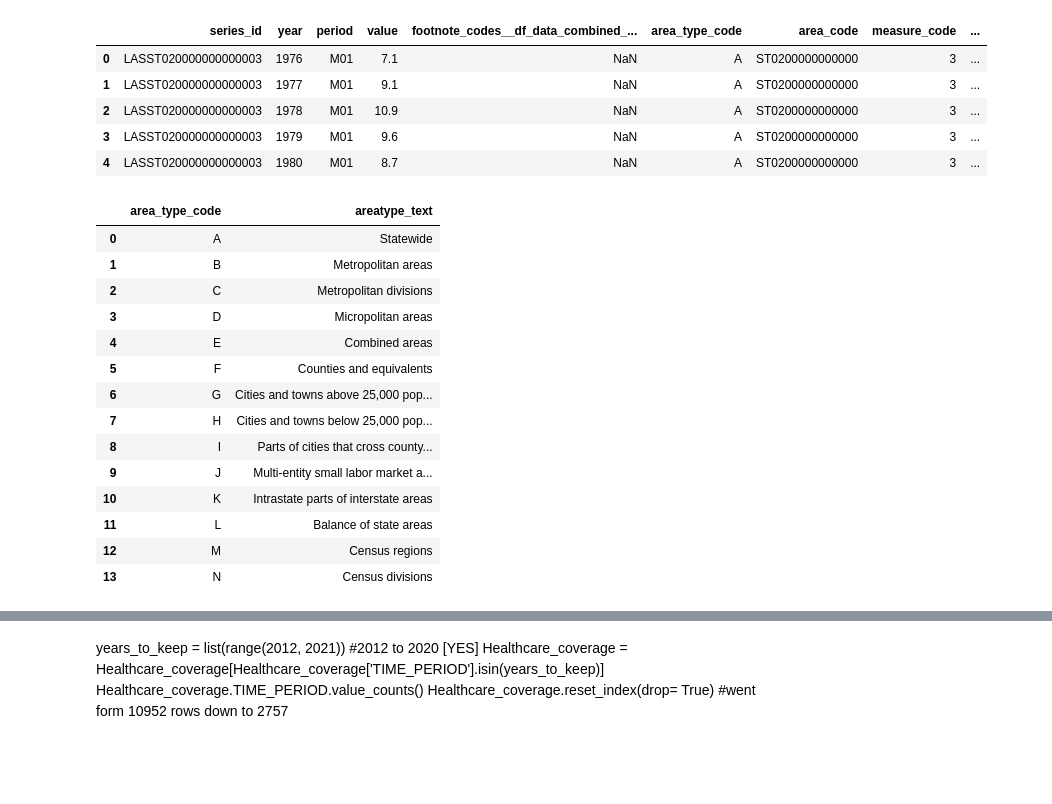
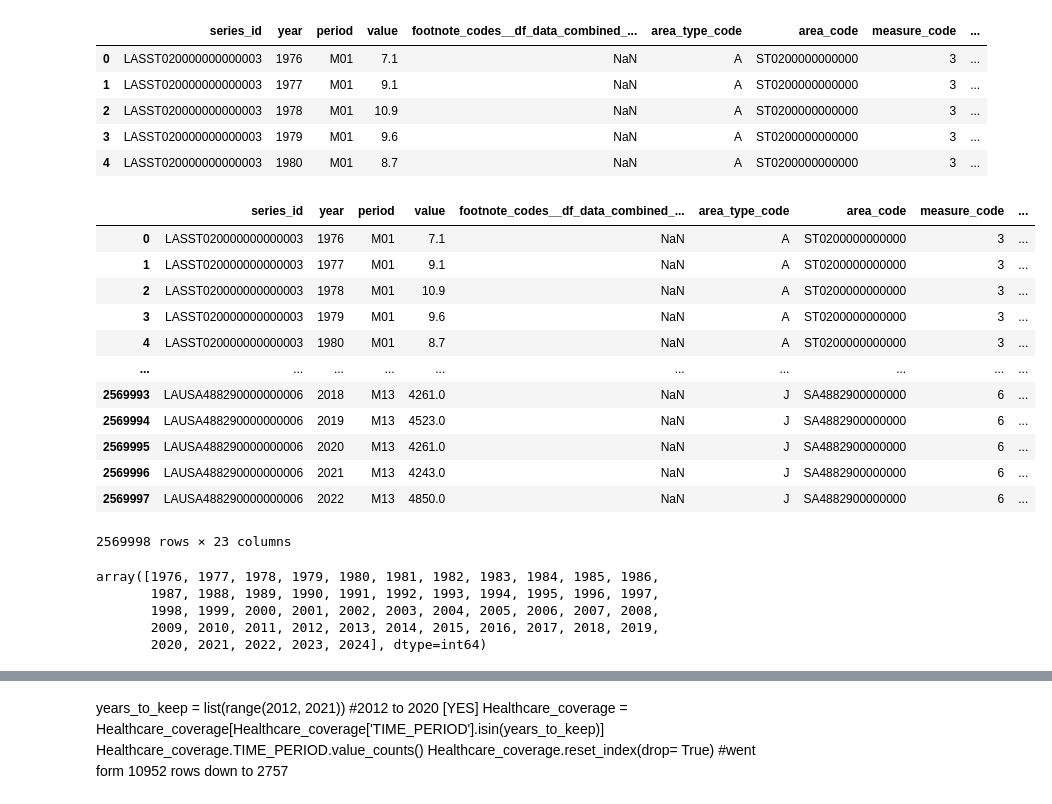
Before and after one commit to Kiirandeep/Capstone, a Jupyter notebook: Script/unemployment_kiran1.ipynb, the cells around one changed output, grey strips where cells are left out. Saved outputs shown, nothing was run; the diff lists cells and outputs as text; code cells hidden in the pictures; blank space fills up the shorter version.

```diff
--- a/unemployment_kiran1.ipynb
+++ b/Script/unemployment_kiran1.ipynb
@@ -365,5 +379,7 @@ pd.merge(df_data_combined_states, df_ref_series, on = 'series_id', how = 'inner'
 # %%
-df_data_combined_states = pd.merge(df_data_combined_states, df_ref_series, on = 'series_id', how = 'inner', suffixes=('__df_data_combined_states', '__df_ref_series'))
+# merging all states data with various description tables
+df_data_combined_states = pd.merge(df_data_combined_states, df_ref_series, on = 'series_id', how = 'inner',
+                                   suffixes=('__df_data_combined_states', '__df_ref_series'))
 # %%
 df_data_combined_states.head(2)
 # %% [output]
@@ -404,25 +420,37 @@ df_data_combined_states.head()
 | 3 | LASST020000000000003 | 1979 | M01 | 9.6 | NaN | A | ST0200000000000 | 3 | ... |
 | 4 | LASST020000000000003 | 1980 | M01 | 8.7 | NaN | A | ST0200000000000 | 3 | ... |
 # %%
+# Bringing in area desciption
+
 df_ref_area_type
 df_data_combined_states = pd.merge(df_data_combined_states, df_ref_area_type, on = 'area_type_code', how = 'inner', suffixes=('__df_data_combined_states', '__df_ref_area_type'))
-# %% [output]
-|  | area_type_code | areatype_text |
-| 0 | A | Statewide |
-| 1 | B | Metropolitan areas |
-| 2 | C | Metropolitan divisions |
-| 3 | D | Micropolitan areas |
-| 4 | E | Combined areas |
-| 5 | F | Counties and equivalents |
-| 6 | G | Cities and towns above 25,000 pop... |
-| 7 | H | Cities and towns below 25,000 pop... |
-| 8 | I | Parts of cities that cross county... |
-| 9 | J | Multi-entity small labor market a... |
-| 10 | K | Intrastate parts of interstate areas |
-| 11 | L | Balance of state areas |
-| 12 | M | Census regions |
-| 13 | N | Census divisions |
 # %%
+# Bringing in season description
 df_ref_seasonal
 df_data_combined_states = pd.merge(df_data_combined_states, df_ref_seasonal, left_on='seasonal', right_on='seasonal_code', how = 'inner', suffixes=('__df_data_combined_states', '__df_ref_seasonal'))
+df_data_combined_states
+# %% [output]
+|  | series_id | year | period | value | footnote_codes__df_data_combined_... | area_type_code | area_code | measure_code | ... |
+| 0 | LASST020000000000003 | 1976 | M01 | 7.1 | NaN | A | ST0200000000000 | 3 | ... |
+| 1 | LASST020000000000003 | 1977 | M01 | 9.1 | NaN | A | ST0200000000000 | 3 | ... |
+| 2 | LASST020000000000003 | 1978 | M01 | 10.9 | NaN | A | ST0200000000000 | 3 | ... |
+| 3 | LASST020000000000003 | 1979 | M01 | 9.6 | NaN | A | ST0200000000000 | 3 | ... |
+| 4 | LASST020000000000003 | 1980 | M01 | 8.7 | NaN | A | ST0200000000000 | 3 | ... |
+| ... | ... | ... | ... | ... | ... | ... | ... | ... | ... |
+| 2569993 | LAUSA488290000000006 | 2018 | M13 | 4261.0 | NaN | J | SA4882900000000 | 6 | ... |
+| 2569994 | LAUSA488290000000006 | 2019 | M13 | 4523.0 | NaN | J | SA4882900000000 | 6 | ... |
+| 2569995 | LAUSA488290000000006 | 2020 | M13 | 4261.0 | NaN | J | SA4882900000000 | 6 | ... |
+| 2569996 | LAUSA488290000000006 | 2021 | M13 | 4243.0 | NaN | J | SA4882900000000 | 6 | ... |
+| 2569997 | LAUSA488290000000006 | 2022 | M13 | 4850.0 | NaN | J | SA4882900000000 | 6 | ... |
+2569998 rows × 23 columns
+# %%
+
+df_data_combined_states['year'].unique()
+#df_data_combined_states
+# %% [output]
+array([1976, 1977, 1978, 1979, 1980, 1981, 1982, 1983, 1984, 1985, 1986,
+       1987, 1988, 1989, 1990, 1991, 1992, 1993, 1994, 1995, 1996, 1997,
+       1998, 1999, 2000, 2001, 2002, 2003, 2004, 2005, 2006, 2007, 2008,
+       2009, 2010, 2011, 2012, 2013, 2014, 2015, 2016, 2017, 2018, 2019,
+       2020, 2021, 2022, 2023, 2024], dtype=int64)
 # %%
```
Also changed, not shown: parts of 38 cells of this notebook, 2 other files.
